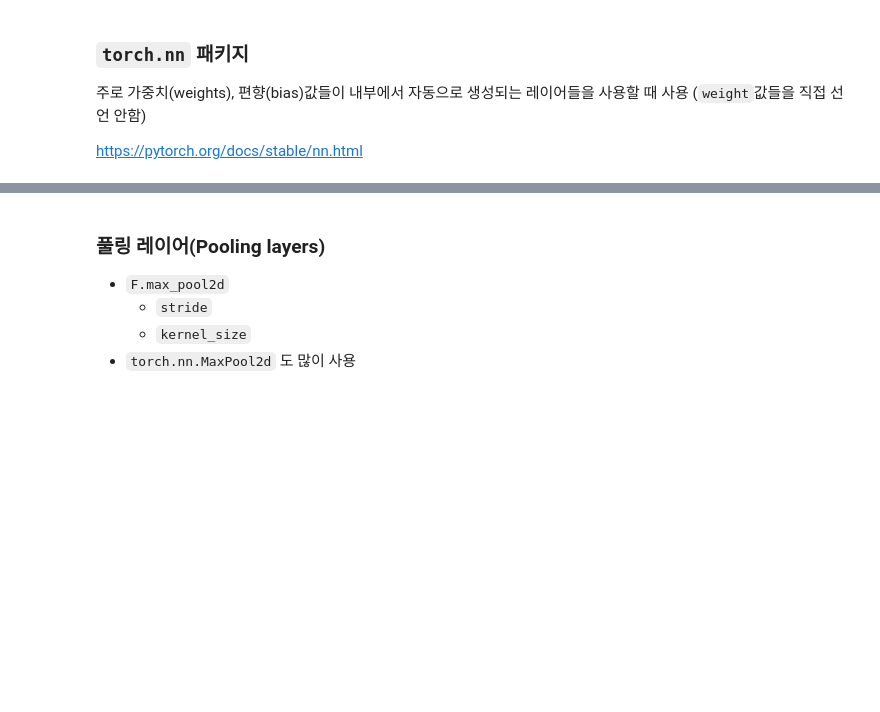
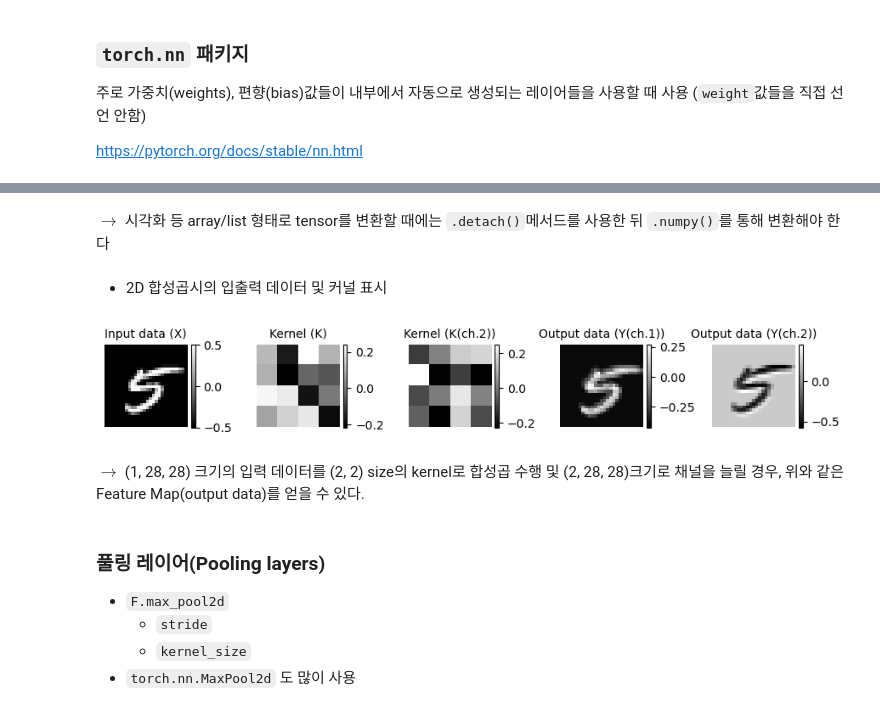
Before and after one commit to BbingZzing/LearnDeepLearning, a Jupyter notebook: Pytorch/파이토치(PyTorch) 한번에 끝내기.ipynb, the cells around one changed output, grey strips where cells are left out. Drawn from its saved outputs; the diff is of its cells as text; code cells hidden in the pictures; blank space fills up the shorter version.

```diff
--- a/Pytorch/파이토치(PyTorch) 한번에 끝내기.ipynb
+++ b/Pytorch/파이토치(PyTorch) 한번에 끝내기.ipynb
@@ -1418,0 +1482,10 @@ https://pytorch.org/docs/stable/nn.html
+# %%
+### 2D합성곱(Conv2d)계층
+# 랜덤 텐서 정의
+x = images[0]
+print(f"input tensor's shape:{x.shape}")
+# 2D Convolution(입력) 계층 정의
+conv1 = nn.Conv2d(in_channels=1, out_channels=2, kernel_size=4)
+# 입력 텐서를 2D합성곱 계층에 입력
+output = linear_layer(x)
+print(f"output tensor's shape{output.shape}")
@@ -1419,3 +1565,50 @@ https://pytorch.org/docs/stable/nn.html
+# %% [markdown]
+$\rightarrow$ 시각화 등 array/list 형태로 tensor를 변환할 때에는 `.detach()`메서드를 사용한 뒤 `.numpy()`를 통해 변환해야 한다
+# %% [markdown]
+- 2D 합성곱시의 입출력 데이터 및 커널 표시
+# %%
+### 입력 데이터/커널/출력 데이터 시각화
+
+fig, axis = plt.subplots(nrows=1, ncols=5, figsize=(9, 1.5))
+
+# 입력 데이터 시각화
+im0 = axis[0].imshow(x.squeeze(), cmap="gray")
+axis[0].set_title("Input data (X)", fontsize=10)
+axis[0].axis("off")
+fig.colorbar(im0, ax=axis[0], fraction=0.046, pad=0.04)  # 컬러바 추가
+
+# 첫 번째 커널(K) 시각화
+im1 = axis[1].imshow(conv1.weight.detach()[0, 0], cmap="gray")
+axis[1].set_title("Kernel (K)", fontsize=10)
+axis[1].axis("off")
+fig.colorbar(im1, ax=axis[1], fraction=0.046, pad=0.04)  # 컬러바 추가
+
+# 두 번째 커널(K) 시각화
+im1 = axis[2].imshow(conv1.weight.detach()[1, 0], cmap="gray")
+axis[2].set_title("Kernel (K(ch.2))", fontsize=10)
+axis[2].axis("off")
+fig.colorbar(im1, ax=axis[2], fraction=0.046, pad=0.04)  # 컬러바 추가
+
+# 첫 번째 출력 채널 시각화
+im2 = axis[3].imshow(output[0].detach().squeeze(),
+                     cmap="gray")
+axis[3].set_title("Output data (Y(ch.1))", fontsize=10)
+axis[3].axis("off")
+fig.colorbar(im2, ax=axis[3], fraction=0.046, pad=0.04)  # 컬러바 추가
+
+# 두 번째 출력 채널 시각화
+im2 = axis[4].imshow(output[1].detach().squeeze(),
+                     cmap="gray")
+axis[4].set_title("Output data (Y(ch.2))", fontsize=10)
+axis[4].axis("off")
+fig.colorbar(im2, ax=axis[4], fraction=0.046, pad=0.04)  # 컬러바 추가
+
+plt.tight_layout()
+plt.show()
+# %% [output]
+[figure, added]
+# %% [markdown]
+$\rightarrow$ (1, 28, 28) 크기의 입력 데이터를 (2, 2) size의 kernel로 합성곱 수행 및 (2, 28, 28)크기로 채널을 늘릴 경우, 위와 같은 Feature Map(output data)를 얻을 수 있다.
 # %% [markdown]
 ### 풀링 레이어(Pooling layers)
 
```
Also changed, not shown: parts of 19 cells of this notebook.
